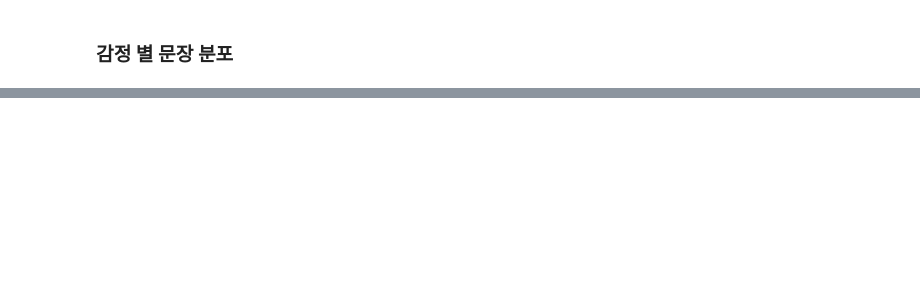
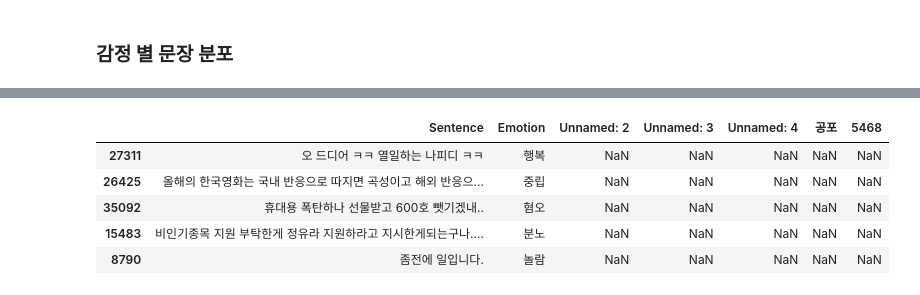
Before and after one commit to Bongwoo2lee/floread, a Jupyter notebook: sentiment-analysis/EDA.ipynb, the cells around one changed output, grey strips where cells are left out. Cells and saved outputs as stored; diff of their text form; code cells hidden in the pictures; blank space fills up the shorter version.

```diff
--- a/sentiment-analysis/EDA.ipynb
+++ b/sentiment-analysis/EDA.ipynb
@@ -138,0 +170,13 @@ NameError: name 'train1' is not defined
+# %%
+import pandas as pd
+file2_train = 'data/한국어_단발성_대화_데이터셋.csv'
+
+train2 = pd.read_csv(file2_train)
+train2.sample(n=5)
+# %% [output]
+|  | Sentence | Emotion | Unnamed: 2 | Unnamed: 3 | Unnamed: 4 | 공포 | 5468 |
+| 27311 | 오 드디어 ㅋㅋ 열일하는 나피디 ㅋㅋ | 행복 | NaN | NaN | NaN | NaN | NaN |
+| 26425 | 올해의 한국영화는 국내 반응으로 따지면 곡성이고 해외 반응으... | 중립 | NaN | NaN | NaN | NaN | NaN |
+| 35092 | 휴대용 폭탄하나 선물받고 600호 뺏기겠내.. | 혐오 | NaN | NaN | NaN | NaN | NaN |
+| 15483 | 비인기종목 지원 부탁한게 정유라 지원하라고 지시한게되는구나.... | 분노 | NaN | NaN | NaN | NaN | NaN |
+| 8790 | 좀전에 일입니다. | 놀람 | NaN | NaN | NaN | NaN | NaN |
```
Also changed, not shown: parts of 26 cells of this notebook, 2 other files.
